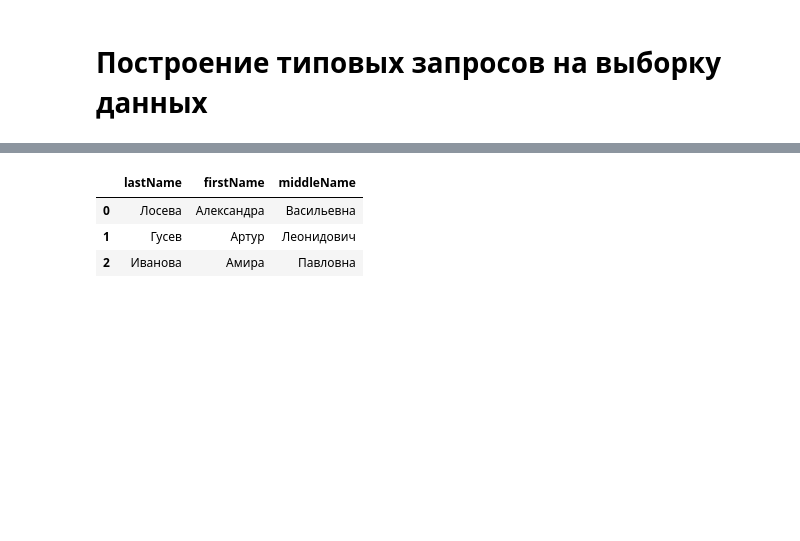
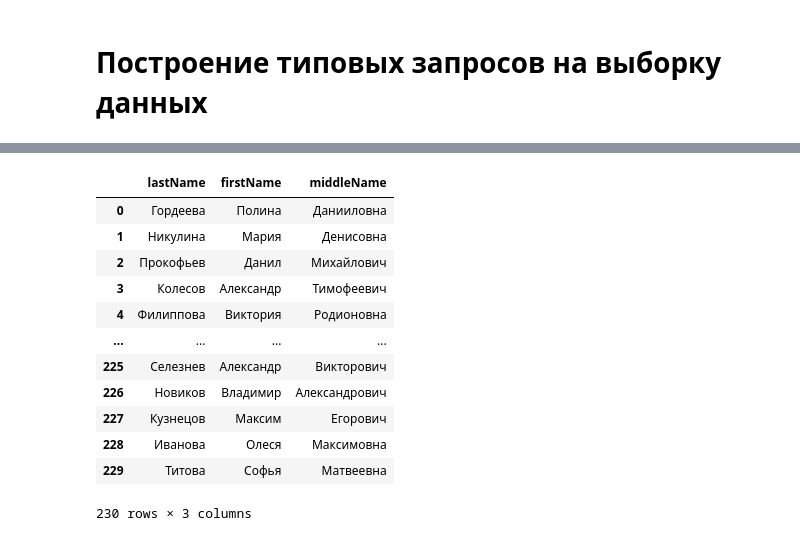
Before and after one commit to n0kse/shumskiiIN_kursovaya, a Jupyter notebook: исходный_код/MAIN.ipynb, the cells around one changed output, grey strips where cells are left out. Saved outputs shown, nothing was run; the diff lists cells and outputs as text; code cells hidden in the pictures; blank space fills up the shorter version.

```diff
--- a/исходный_код/MAIN.ipynb
+++ b/исходный_код/MAIN.ipynb
@@ -615,17 +615,26 @@ query_sql('shumskiiin.db', '''SELECT COUNT(authority.id) as 'Total'
 # %%
 #Получить список сотрудников, чьи наборы данных имеют рейтинг от 7.00 до 10.00
 query_sql('shumskiiin.db', '''SELECT worker.lastName, worker.firstName, worker.middleName
                              FROM worker, dataSet, log
                              WHERE worker.id = log.workerID AND
                              log.dataSetID = dataSet.id AND
-                             dataSet.rating BETWEEN 7 AND 10;
+                             dataSet.rating BETWEEN 7.0 AND 10.0;
                           '''
          )
 # %% [output]
 |  | lastName | firstName | middleName |
-| 0 | Лосева | Александра | Васильевна |
-| 1 | Гусев | Артур | Леонидович |
-| 2 | Иванова | Амира | Павловна |
+| 0 | Гордеева | Полина | Данииловна |
+| 1 | Никулина | Мария | Денисовна |
+| 2 | Прокофьев | Данил | Михайлович |
+| 3 | Колесов | Александр | Тимофеевич |
+| 4 | Филиппова | Виктория | Родионовна |
+| ... | ... | ... | ... |
+| 225 | Селезнев | Александр | Викторович |
+| 226 | Новиков | Владимир | Александрович |
+| 227 | Кузнецов | Максим | Егорович |
+| 228 | Иванова | Олеся | Максимовна |
+| 229 | Титова | Софья | Матвеевна |
+230 rows × 3 columns
 # %%
 #Получить список наборов, которые содержат ключевые слова летний или зимний
 query_sql('shumskiiin.db', '''SELECT dataSet.name, keywordList.keyword
```
Also changed, not shown: parts of 14 cells of this notebook.
